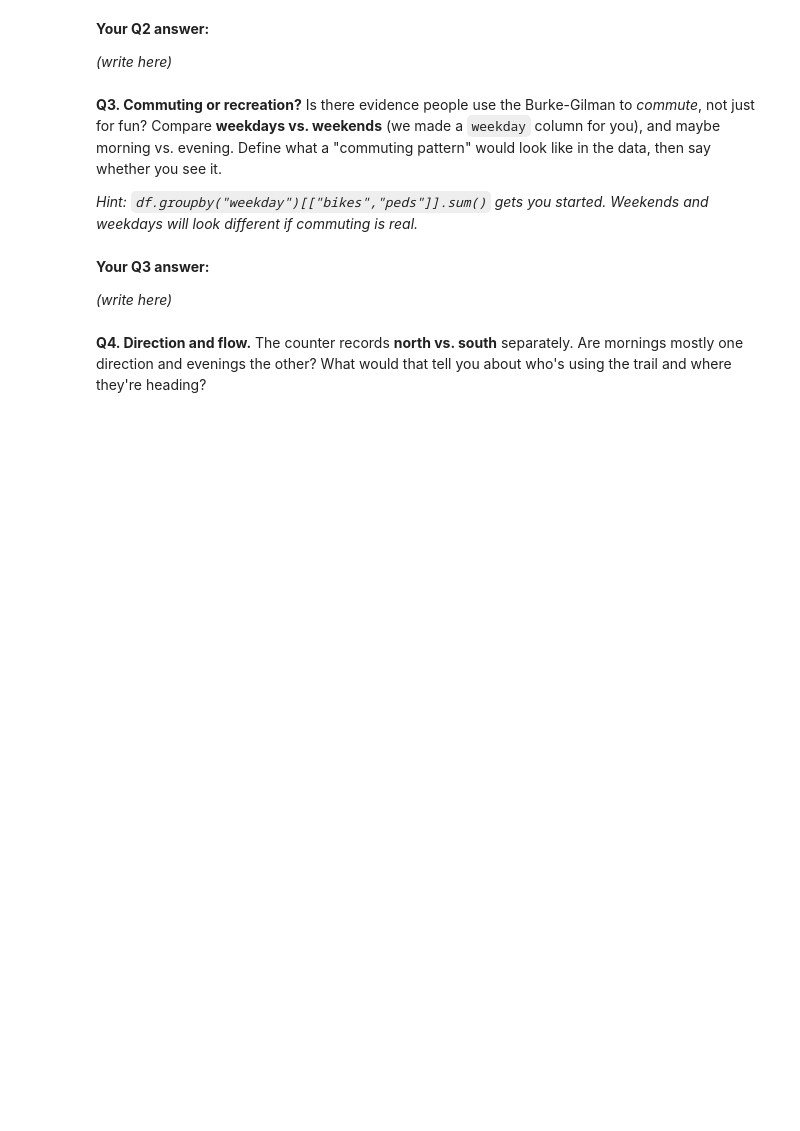
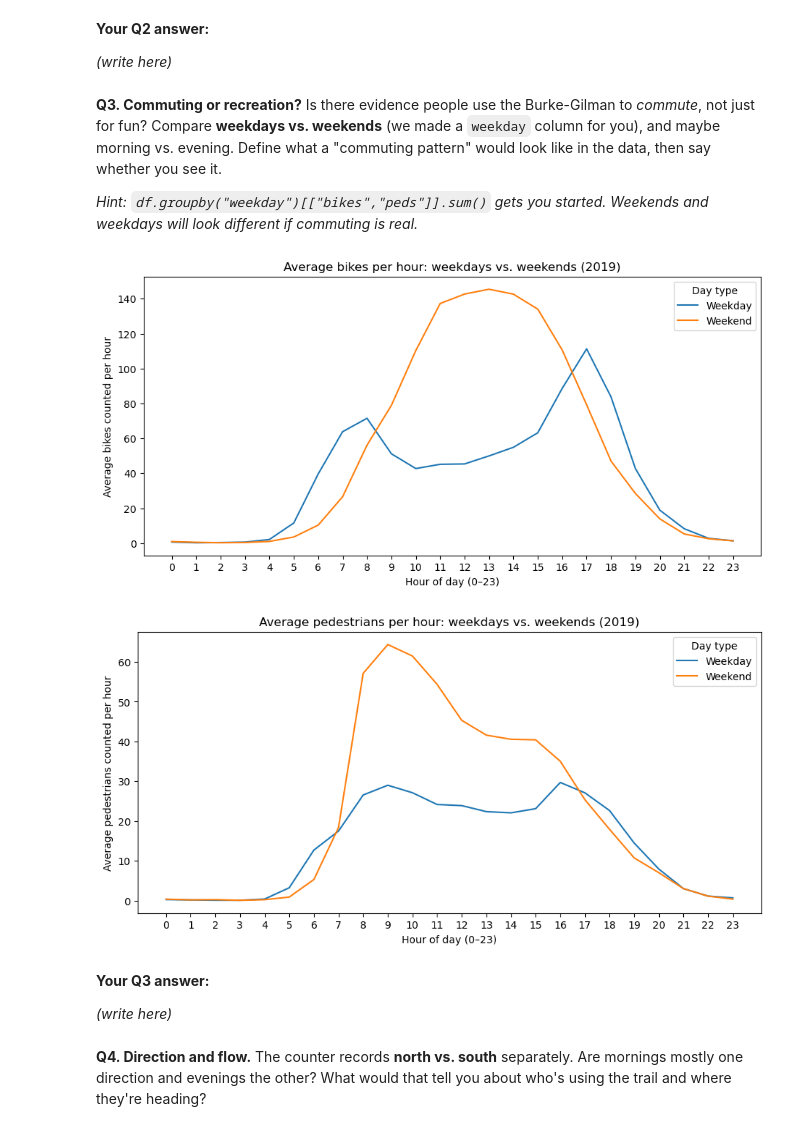
Before and after one commit to pspandle/HCDE-410, a Jupyter notebook: A1/A1.ipynb, the cells around one changed output. Cells and saved outputs as stored; diff of their text form; code cells hidden in the pictures; blank space fills up the shorter version.

```diff
--- a/A1/A1.ipynb
+++ b/A1/A1.ipynb
@@ -161,6 +191,33 @@ Is there evidence people use the Burke-Gilman to *commute*, not just for fun? Co
 *Hint: `df.groupby("weekday")[["bikes","peds"]].sum()` gets you started. Weekends and weekdays will look different if commuting is real.*
 # %%
 # Your code for Q3
+# label each row as weekday or weekend
+df["day_type"] = df["weekday"].isin(["Saturday", "Sunday"]).map({True: "Weekend", False: "Weekday"})
+
+# average bikes per hour, split by day type (mean, not sum, because there are 5 weekdays vs 2 weekend days)
+bike_profile = df.groupby(["hour", "day_type"])["bikes"].mean().unstack()
+
+bike_profile.plot(figsize=(11, 5))
+plt.title("Average bikes per hour: weekdays vs. weekends (2019)")
+plt.xlabel("Hour of day (0–23)")
+plt.ylabel("Average bikes counted per hour")
+plt.xticks(range(0, 24))
+plt.legend(title="Day type")
+plt.show()
+
+# same view for pedestrians
+ped_profile = df.groupby(["hour", "day_type"])["peds"].mean().unstack()
+
+ped_profile.plot(figsize=(11, 5))
+plt.title("Average pedestrians per hour: weekdays vs. weekends (2019)")
+plt.xlabel("Hour of day (0–23)")
+plt.ylabel("Average pedestrians counted per hour")
+plt.xticks(range(0, 24))
+plt.legend(title="Day type")
+plt.show()
+# %% [output]
+[figure, added]
+[figure, added]
 # %% [markdown]
 **Your Q3 answer:**
 
```
Also changed, not shown: parts of 3 cells of this notebook.
